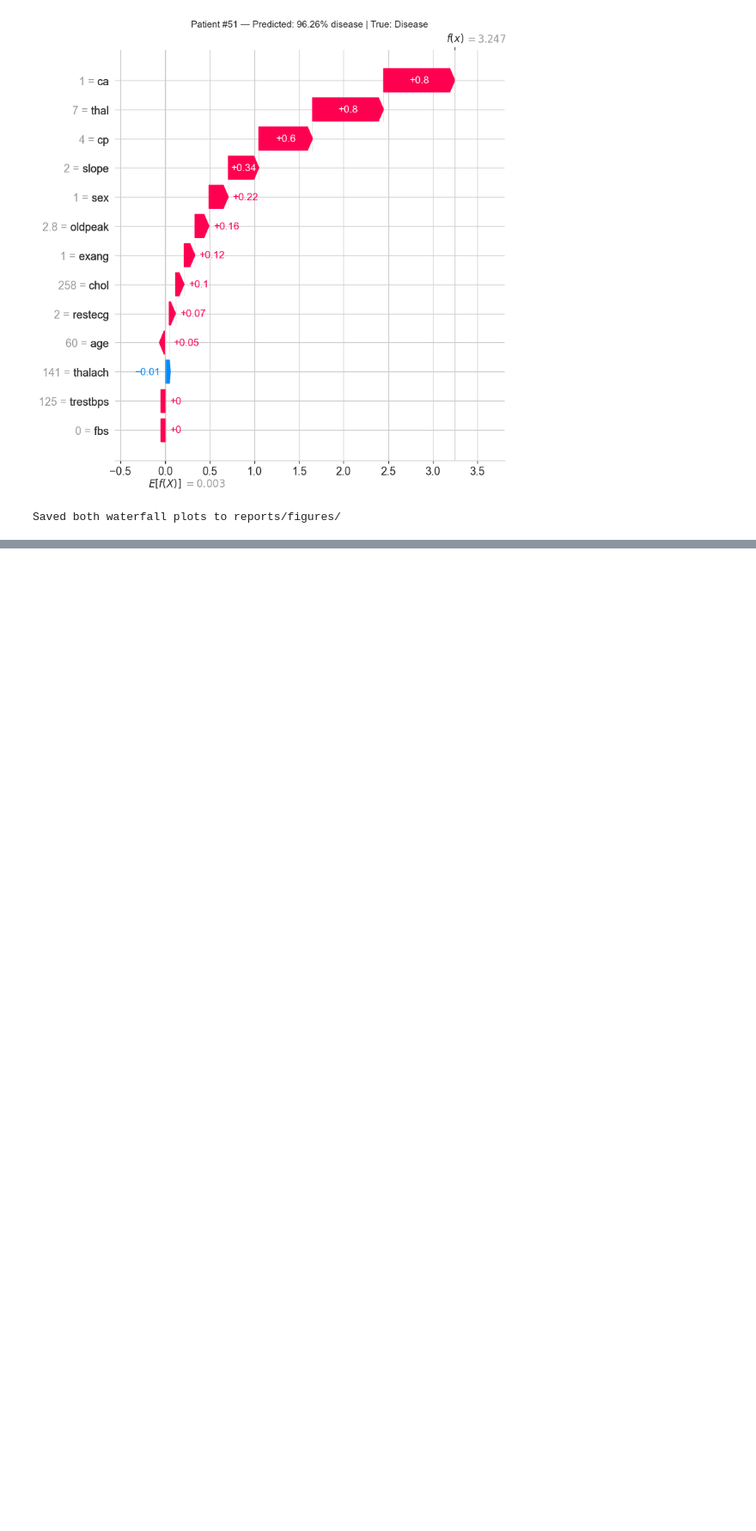
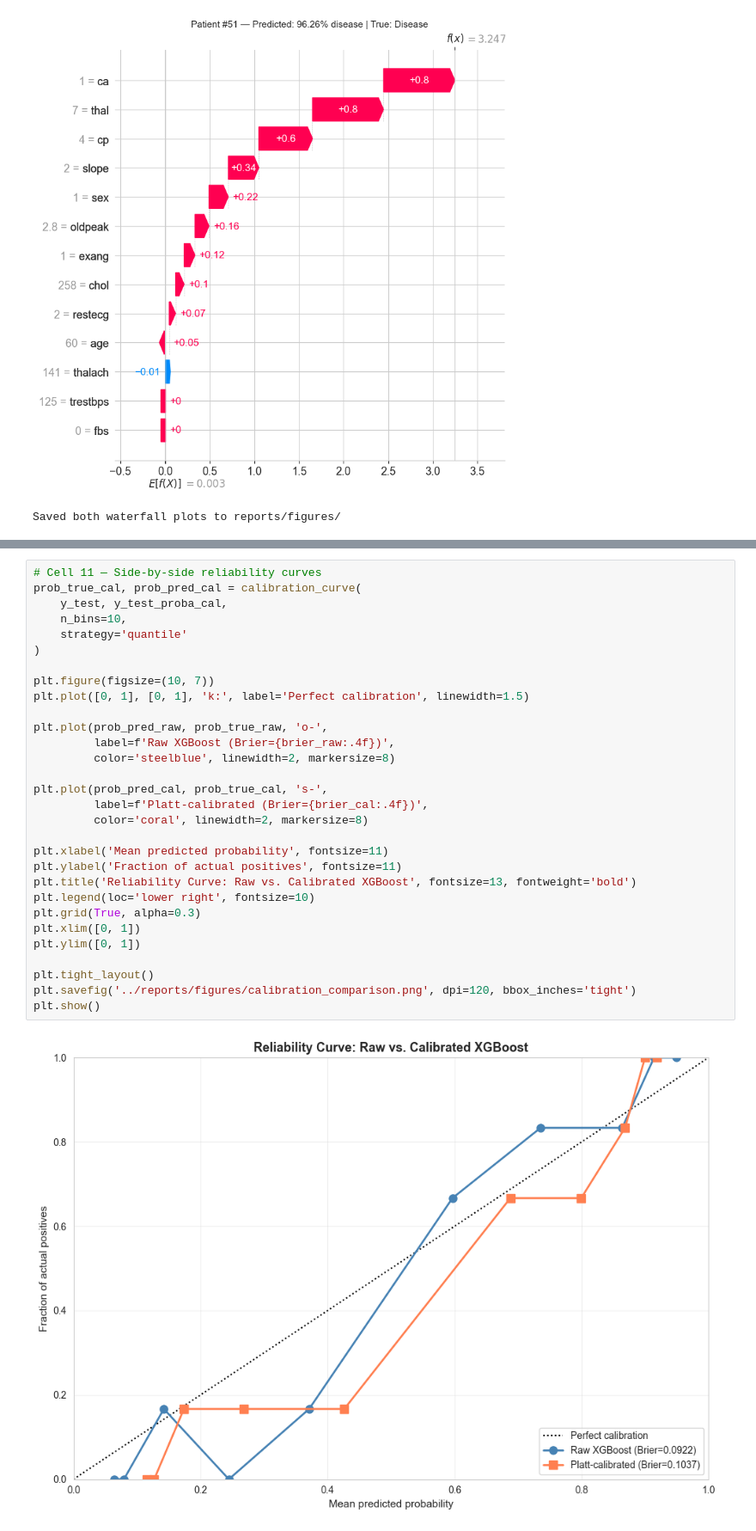
Before and after one commit to Shrikant-Sharma/patient-risk-stratification, a Jupyter notebook: notebooks/03_shap_calibration.ipynb, the cells around one changed output, grey strips where cells are left out. Shown at 86% size. Saved outputs shown, nothing was run; the diff lists cells and outputs as text; blank space fills up the shorter version.

```diff
--- a/notebooks/03_shap_calibration.ipynb
+++ b/notebooks/03_shap_calibration.ipynb
@@ -220,0 +340,32 @@ Saved both waterfall plots to reports/figures/
+# %%
+# Cell 11 — Side-by-side reliability curves
+prob_true_cal, prob_pred_cal = calibration_curve(
+    y_test, y_test_proba_cal,
+    n_bins=10,
+    strategy='quantile'
+)
+
+plt.figure(figsize=(10, 7))
+plt.plot([0, 1], [0, 1], 'k:', label='Perfect calibration', linewidth=1.5)
+
+plt.plot(prob_pred_raw, prob_true_raw, 'o-',
+         label=f'Raw XGBoost (Brier={brier_raw:.4f})',
+         color='steelblue', linewidth=2, markersize=8)
+
+plt.plot(prob_pred_cal, prob_true_cal, 's-',
+         label=f'Platt-calibrated (Brier={brier_cal:.4f})',
+         color='coral', linewidth=2, markersize=8)
+
+plt.xlabel('Mean predicted probability', fontsize=11)
+plt.ylabel('Fraction of actual positives', fontsize=11)
+plt.title('Reliability Curve: Raw vs. Calibrated XGBoost', fontsize=13, fontweight='bold')
+plt.legend(loc='lower right', fontsize=10)
+plt.grid(True, alpha=0.3)
+plt.xlim([0, 1])
+plt.ylim([0, 1])
+
+plt.tight_layout()
+plt.savefig('../reports/figures/calibration_comparison.png', dpi=120, bbox_inches='tight')
+plt.show()
+# %% [output]
+[figure, added]
```
Also changed, not shown: parts of 6 cells of this notebook, 4 other files.
